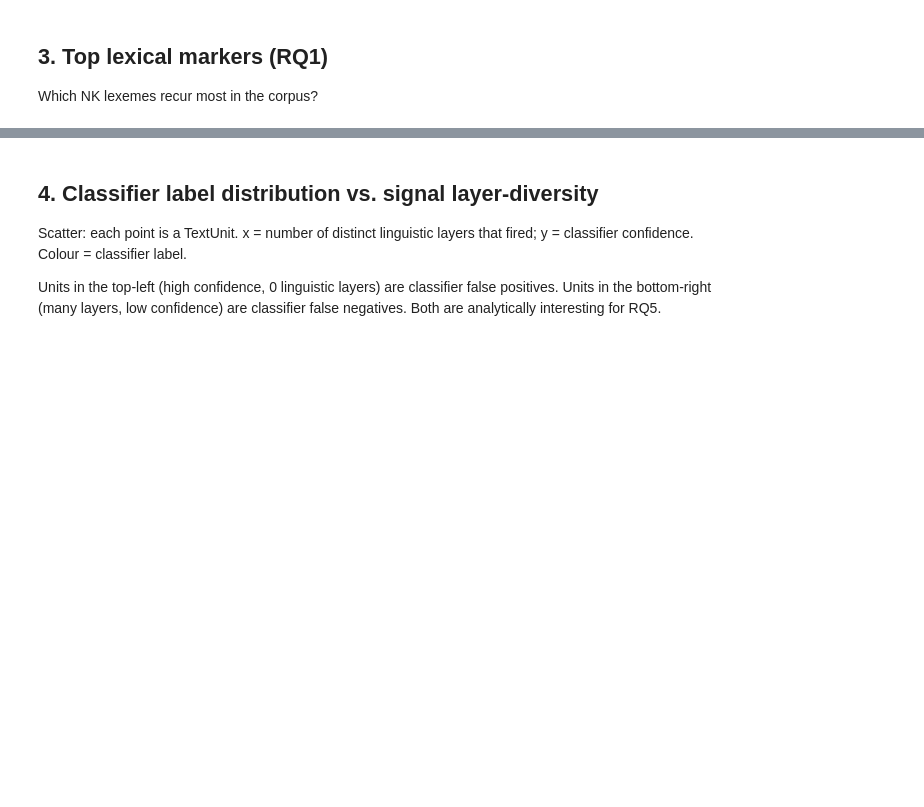
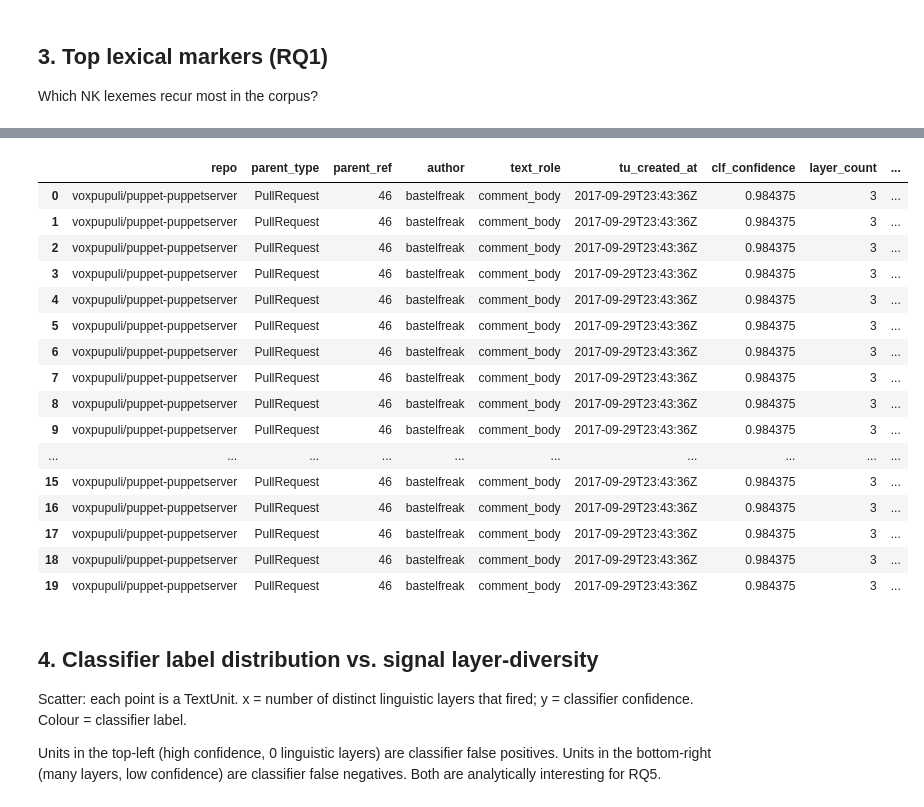
Before and after one commit to h4rz3rk4s3/Graph-NK, a Jupyter notebook: notebooks/01_descriptive.ipynb, the cells around one changed output, grey strips where cells are left out. Drawn from its saved outputs; the diff is of its cells as text; code cells hidden in the pictures; blank space fills up the shorter version.

```diff
--- a/notebooks/01_descriptive.ipynb
+++ b/notebooks/01_descriptive.ipynb
@@ -137,3 +255,50 @@ if not df_markers.empty:
+# %%
+# ── Flatten nested signal lists into readable columns ─────────────────────
+# Each *_signals column is a list of dicts.  These helpers extract flat lists
+# of the most useful fields for quick scanning.
+
+def pick(lst, key):
+    """Extract `key` from each dict in a list, dropping None values."""
+    return [item[key] for item in (lst or []) if item.get(key) is not None]
+
+if not df_fn.empty:
+    df_fn['lex_lemmas']     = df_fn['lexical_markers'].apply(lambda x: pick(x, 'lemma'))
+    df_fn['lex_polarities'] = df_fn['lexical_markers'].apply(lambda x: pick(x, 'polarity'))
+    df_fn['morph_cats']     = df_fn['morph_signals'].apply(
+                                  lambda x: list(dict.fromkeys(pick(x, 'category'))))
+    df_fn['morph_subcats']  = df_fn['morph_signals'].apply(
+                                  lambda x: list(dict.fromkeys(pick(x, 'subcategory'))))
+    df_fn['rhet_families']  = df_fn['rhetorical_signals'].apply(lambda x: pick(x, 'family'))
+    df_fn['rhet_subtypes']  = df_fn['rhetorical_signals'].apply(lambda x: pick(x, 'subtype'))
+    df_fn['wf_rules']       = df_fn['word_formation_signals'].apply(lambda x: pick(x, 'rule_id'))
+
+    display(df_fn[[
+        'repo', 'parent_type', 'parent_ref', 'author', 'text_role', 'tu_created_at',
+        'clf_confidence', 'layer_count',
+        'lex_lemmas', 'lex_polarities',
+        'morph_cats', 'morph_subcats',
+        'wf_rules',
+        'rhet_families', 'rhet_subtypes',
+        'text'
+    ]].head(20))
+# %% [output]
+|  | repo | parent_type | parent_ref | author | text_role | tu_created_at | clf_confidence | layer_count | ... |
+| 0 | voxpupuli/puppet-puppetserver | PullRequest | 46 | bastelfreak | comment_body | 2017-09-29T23:43:36Z | 0.984375 | 3 | ... |
+| 1 | voxpupuli/puppet-puppetserver | PullRequest | 46 | bastelfreak | comment_body | 2017-09-29T23:43:36Z | 0.984375 | 3 | ... |
+| 2 | voxpupuli/puppet-puppetserver | PullRequest | 46 | bastelfreak | comment_body | 2017-09-29T23:43:36Z | 0.984375 | 3 | ... |
+| 3 | voxpupuli/puppet-puppetserver | PullRequest | 46 | bastelfreak | comment_body | 2017-09-29T23:43:36Z | 0.984375 | 3 | ... |
+| 4 | voxpupuli/puppet-puppetserver | PullRequest | 46 | bastelfreak | comment_body | 2017-09-29T23:43:36Z | 0.984375 | 3 | ... |
+| 5 | voxpupuli/puppet-puppetserver | PullRequest | 46 | bastelfreak | comment_body | 2017-09-29T23:43:36Z | 0.984375 | 3 | ... |
+| 6 | voxpupuli/puppet-puppetserver | PullRequest | 46 | bastelfreak | comment_body | 2017-09-29T23:43:36Z | 0.984375 | 3 | ... |
+| 7 | voxpupuli/puppet-puppetserver | PullRequest | 46 | bastelfreak | comment_body | 2017-09-29T23:43:36Z | 0.984375 | 3 | ... |
+| 8 | voxpupuli/puppet-puppetserver | PullRequest | 46 | bastelfreak | comment_body | 2017-09-29T23:43:36Z | 0.984375 | 3 | ... |
+| 9 | voxpupuli/puppet-puppetserver | PullRequest | 46 | bastelfreak | comment_body | 2017-09-29T23:43:36Z | 0.984375 | 3 | ... |
+| ... | ... | ... | ... | ... | ... | ... | ... | ... | ... |
+| 15 | voxpupuli/puppet-puppetserver | PullRequest | 46 | bastelfreak | comment_body | 2017-09-29T23:43:36Z | 0.984375 | 3 | ... |
+| 16 | voxpupuli/puppet-puppetserver | PullRequest | 46 | bastelfreak | comment_body | 2017-09-29T23:43:36Z | 0.984375 | 3 | ... |
+| 17 | voxpupuli/puppet-puppetserver | PullRequest | 46 | bastelfreak | comment_body | 2017-09-29T23:43:36Z | 0.984375 | 3 | ... |
+| 18 | voxpupuli/puppet-puppetserver | PullRequest | 46 | bastelfreak | comment_body | 2017-09-29T23:43:36Z | 0.984375 | 3 | ... |
+| 19 | voxpupuli/puppet-puppetserver | PullRequest | 46 | bastelfreak | comment_body | 2017-09-29T23:43:36Z | 0.984375 | 3 | ... |
 # %% [markdown]
 ## 4. Classifier label distribution vs. signal layer-diversity
 
```
Also changed, not shown: parts of 15 cells of this notebook, 12 other files.
